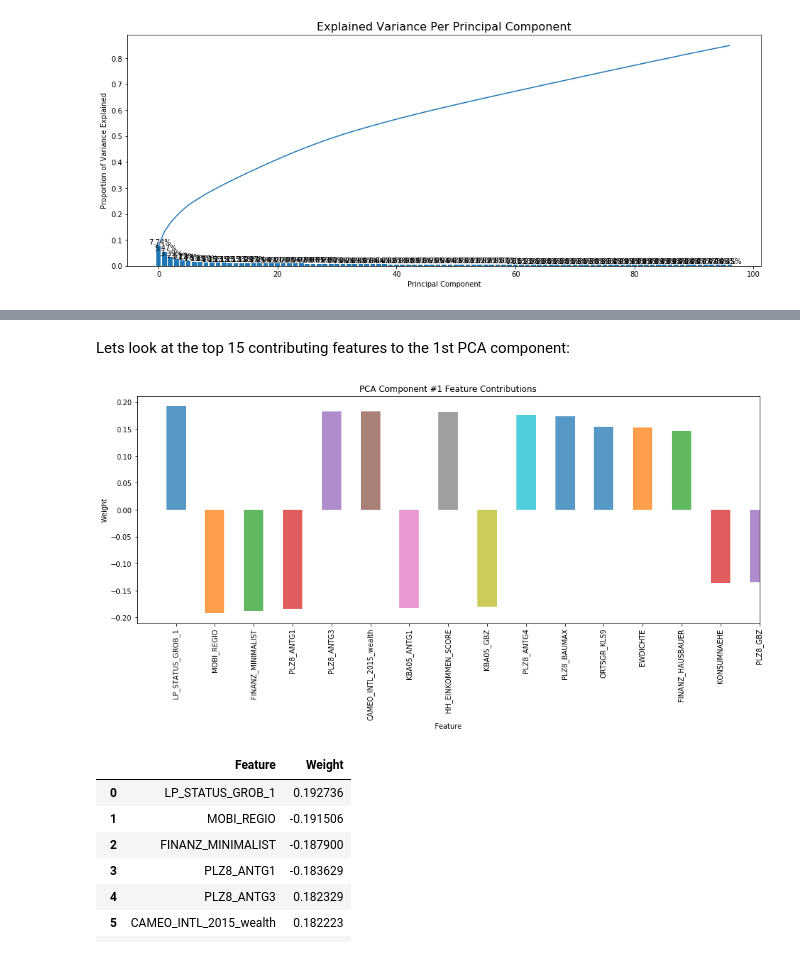
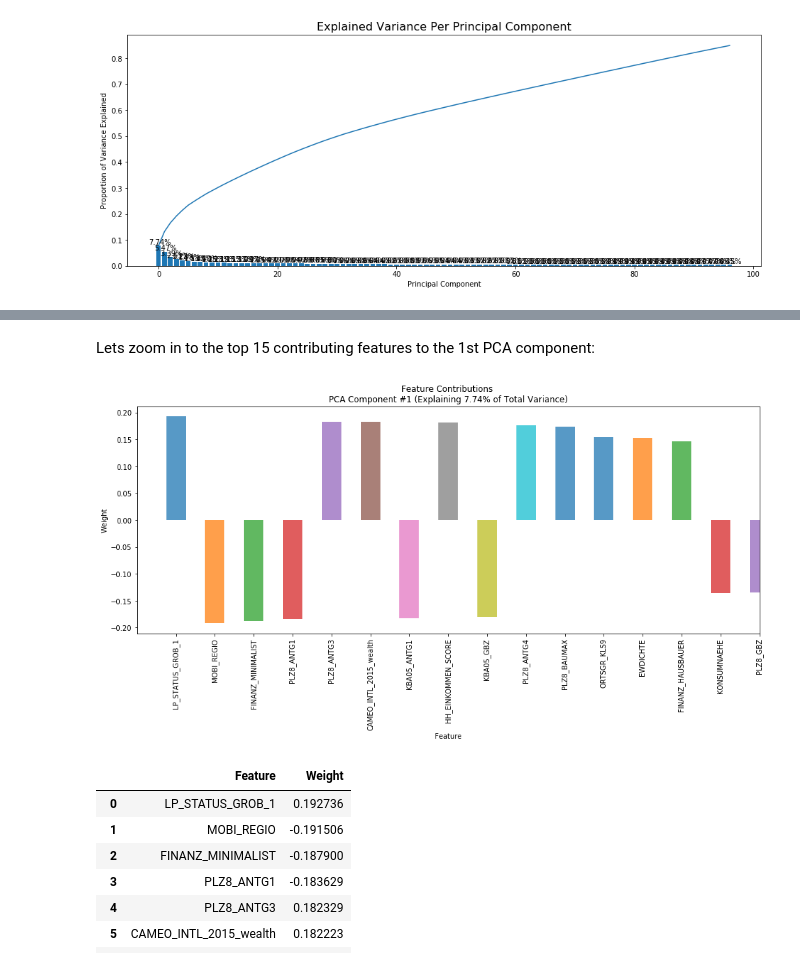
Before and after one commit to LexiAM/customer_segmentation, a Jupyter notebook: Identify_Customer_Segments.ipynb, the cells around one changed output, grey strips where cells are left out. Drawn from its saved outputs; the diff is of its cells as text; code cells hidden in the pictures.

```diff
--- a/Identify_Customer_Segments.ipynb
+++ b/Identify_Customer_Segments.ipynb
@@ -901,12 +880,20 @@ def engineer_features(df):
         2: Avantgarde
 
     Define new feature 'CAMEO_INTL_2015_wealth' from source feature 'CAMEO_INTL_2015'
-    that stores the wealth category:
-        1st digit of 'CAMEO_INTL_2015' values
+    that stores the wealth category (1st digit of 'CAMEO_INTL_2015' values):
+        1: Wealthy
+        2: Prosperous
+        3: Comfortable
+        4: Less Affluent
+        5: Poorer
 
     Define new feature 'CAMEO_INTL_2015_life_stage' from source feature 'CAMEO_INTL_2015'
-    that stores the life stage category
-        2nd digit of 'CAMEO_INTL_2015' values
+    that stores the life stage category (2nd digit of 'CAMEO_INTL_2015' values):
+        1: Pre-Family Couples & Singles
+        2: Young Couples With Children
+        3: Families With School Age Children
+        4: Older Families &  Mature Couples
+        5: Elders In Retirement
 
     Args:
         df (pd.DataFrame): input dataframe
@@ -915,6 +902,8 @@ def engineer_features(df):
         df_out (pd.DataFrame): output dataframe with re-engineered features
     """
     df_out = df.copy()
+
+    # Encode 'PRAEGENDE_JUGENDJAHRE_decade'
     df_out['PRAEGENDE_JUGENDJAHRE_decade'] = df_out['PRAEGENDE_JUGENDJAHRE'].apply(
             lambda x: (x if np.isnan(x)
                        else 1 if x <= 2
@@ -929,6 +918,7 @@ def engineer_features(df):
                        else 2))
     df_out = df_out.drop(columns=['PRAEGENDE_JUGENDJAHRE'])  # drop source column to avoid redundancy
 
+    # Encode 'CAMEO_INTL_2015_wealth'
     df_out['CAMEO_INTL_2015_wealth'] = df_out['CAMEO_INTL_2015'].astype(float).apply(
             lambda x: (x if np.isnan(x) else int(x) // 10 % 10))
     df_out['CAMEO_INTL_2015_life_stage'] = df_out['CAMEO_INTL_2015'].astype(float).apply(
@@ -1278,8 +1279,4 @@ As a reminder, each principal component is a unit vector that points in the dire
 # %%
-# Map weights for the first principal component to corresponding feature names
-# and then print the linked values, sorted by weight.
-# HINT: Try defining a function here or in a new cell that you can reuse in the
-# other cells.
 def sort_pca_weights(df, pca, component, plot=True, topk=25):
     """Sorts PCA component weights and corresponding feature names.
        If plot==True: plots topk feature contributions to the PCA component in a bar plot
@@ -1297,14 +1294,16 @@ def sort_pca_weights(df, pca, component, plot=True, topk=25):
         Plots topk contributing features if plot==True
     """
     weights = pca.components_[component - 1]  # pca.components index starts at 0, component starts at 1
+    expl_var = pca.explained_variance_ratio_[component - 1]
     names = df.columns.values
     weights_sorted, names_sorted = (list(x) for x in zip(*sorted(zip(weights, names), reverse=True,
                                                                  key=lambda v: abs(v[0]))))
     df = pd.DataFrame({'Feature': names_sorted, 'Weight': weights_sorted})
 
     if plot:
-        ax = df.plot(x='Feature', y='Weight', kind='bar', title=f'PCA Component #{component} Feature Contributions',
-               alpha=0.75, rot=90, figsize=(16, 6), legend=False)
+        title = (f'Feature Contributions \nPCA Component #{component} '
+                 f'(Explaining {(expl_var * 100):.2f}% of Total Variance)')
+        ax = df.plot(x='Feature', y='Weight', kind='bar', title=title, alpha=0.75, rot=90, figsize=(16, 6), legend=False)
         ax.set_ylabel('Weight')
         ax.set(xlim=(-1, topk - 1));
 
@@ -1316,12 +1317,14 @@ df_1 = sort_pca_weights(df=data, pca=pca, component=1, plot=True, topk=204)
 # %% [markdown]
-Lets look at the top 15 contributing features to the 1st PCA component:
+Lets zoom in to the top 15 contributing features to the 1st PCA component:
 # %%
-ax15 = df_1.plot(x='Feature', y='Weight', kind='bar', title='PCA Component #1 Feature Contributions',
+title = (f'Feature Contributions \nPCA Component #1 '
+         f'(Explaining 7.74% of Total Variance)')
+ax15 = df_1.plot(x='Feature', y='Weight', kind='bar', title=title,
                alpha=0.75, rot=90, figsize=(16, 6), legend=False)
 ax15.set_ylabel('Weight')
 ax15.set(xlim=(-1, 15));
 # %% [output]
-[figure, old version]
+[figure, new version]
 # %%
 df_1.head(15)
 # %% [output]
```
Also changed, not shown: parts of 111 cells of this notebook, 1 other file.
